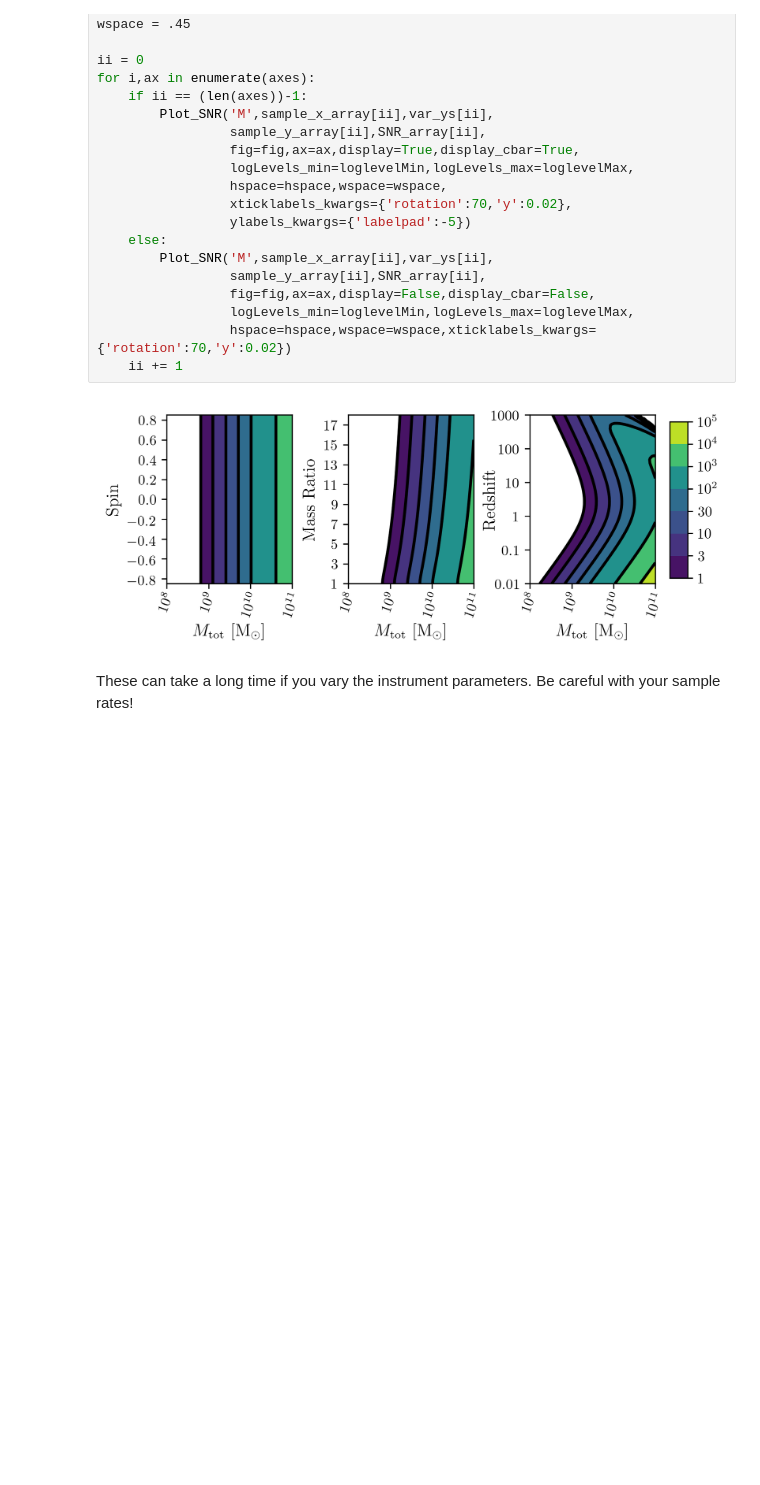
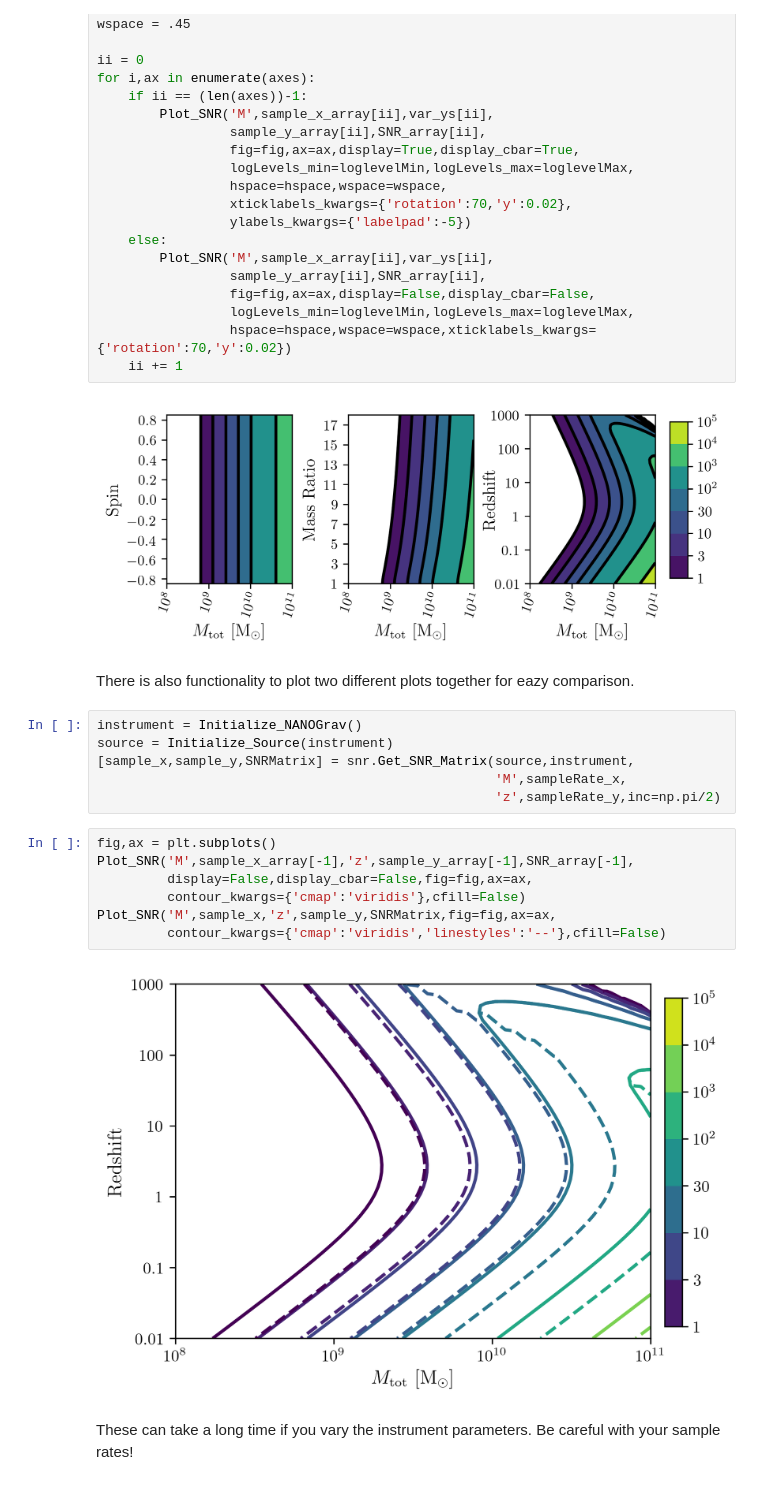
Before and after one commit to ark0015/gwent, a Jupyter notebook: docs/_static/notebooks/calcSNR_tutorial.ipynb, the cells around one changed output. Drawn from its saved outputs; the diff is of its cells as text; blank space fills up the shorter version.

```diff
--- a/docs/_static/notebooks/calcSNR_tutorial.ipynb
+++ b/docs/_static/notebooks/calcSNR_tutorial.ipynb
@@ -588,6 +577,23 @@ for i,ax in enumerate(axes):
     ii += 1
 # %% [output]
 [figure]
+# %% [markdown]
+There is also functionality to plot two different plots together for eazy comparison.
+# %%
+instrument = Initialize_NANOGrav()
+source = Initialize_Source(instrument)
+[sample_x,sample_y,SNRMatrix] = snr.Get_SNR_Matrix(source,instrument,
+                                                   'M',sampleRate_x,
+                                                   'z',sampleRate_y,inc=np.pi/2)
+# %%
+fig,ax = plt.subplots()
+Plot_SNR('M',sample_x_array[-1],'z',sample_y_array[-1],SNR_array[-1],
+         display=False,display_cbar=False,fig=fig,ax=ax,
+         contour_kwargs={'cmap':'viridis'},cfill=False)
+Plot_SNR('M',sample_x,'z',sample_y,SNRMatrix,fig=fig,ax=ax,
+         contour_kwargs={'cmap':'viridis','linestyles':'--'},cfill=False)
+# %% [output]
+[figure, added]
 # %% [markdown]
 These can take a long time if you vary the instrument parameters. Be careful with your sample rates!
 # %%
```
Also changed, not shown: parts of 9 cells of this notebook, 44 other files.
